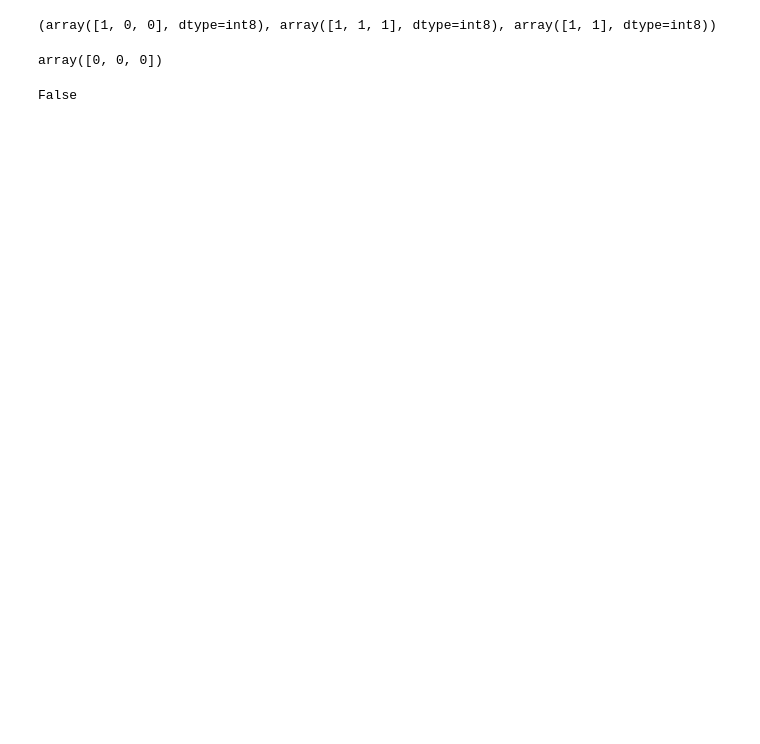
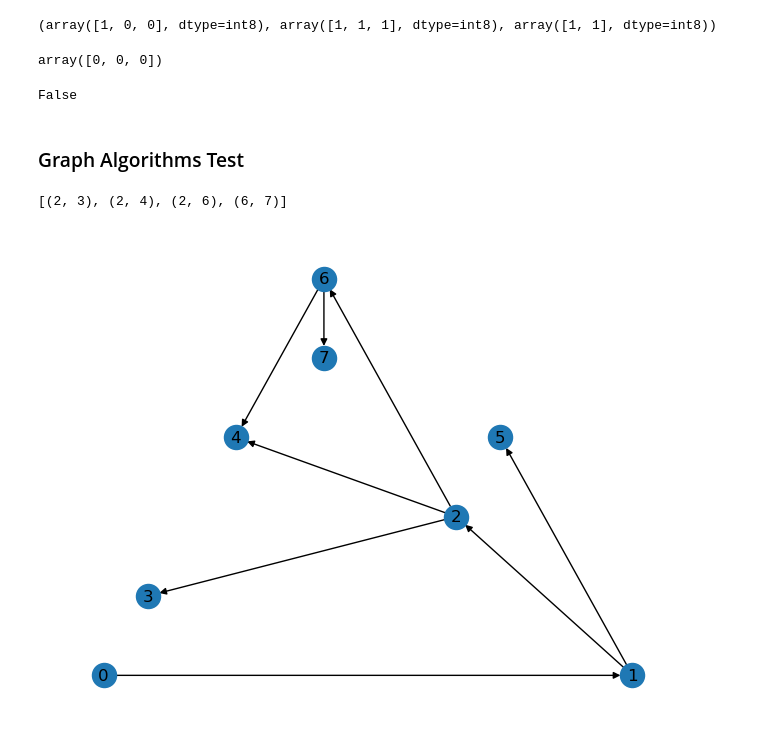
Before and after one commit to Astronauty/AiPEX-Projects, a Jupyter notebook: bond-graph-RL/bond_graph_test.ipynb, the cells around one changed output. Drawn from its saved outputs; the diff is of its cells as text; code cells hidden in the pictures; blank space fills up the shorter version.

```diff
--- a/bond-graph-RL/bond_graph_test.ipynb
+++ b/bond-graph-RL/bond_graph_test.ipynb
@@ -140,3 +179,30 @@ print(add_edge_or_node == int(1))
 #     print(edge_space.sample())
 # %% [output]
 False
+# %% [markdown]
+### Graph Algorithms Test
+# %%
+import networkx as nx
+G = nx.DiGraph()
+G.add_node(0)
+G.add_node(1)
+G.add_edge(0,1)
+H = G.reverse(copy=False)
+G.add_node(2)
+G.add_edge(1,2)
+G.add_node(3)
+G.add_edge(2,3)
+G.add_edge(1,2)
+G.add_edge(1,5)
+G.add_edge(2,4)
+G.add_edge(2,6)
+G.add_edge(6,4)
+G.add_edge(6,7)
+
+
+print(list(nx.dfs_edges(G, source=2, depth_limit=5)))
+nx.draw_planar(G, with_labels=True)
+# nx.draw_planar(H, with_labels=True)
+# %% [output]
+[(2, 3), (2, 4), (2, 6), (6, 7)]
+[figure, added]
```
Also changed, not shown: parts of 6 cells of this notebook, 3 other files.
